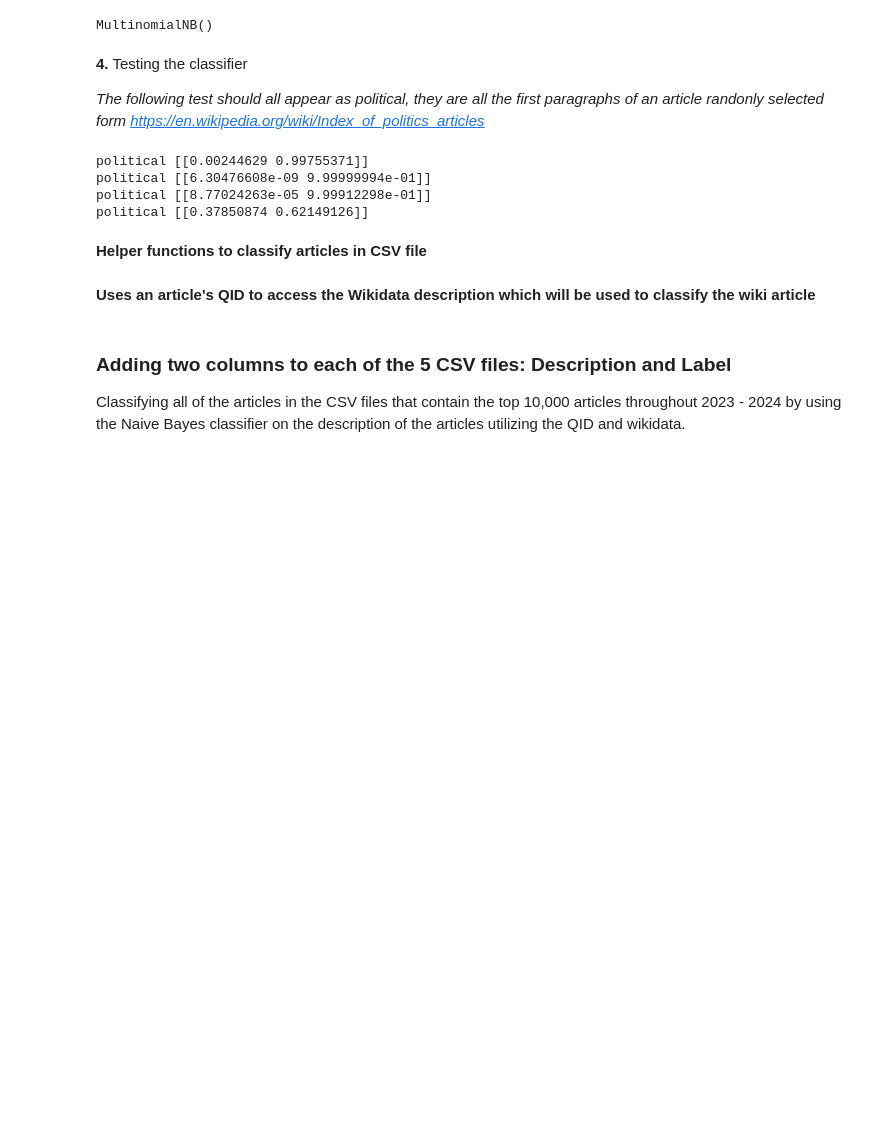
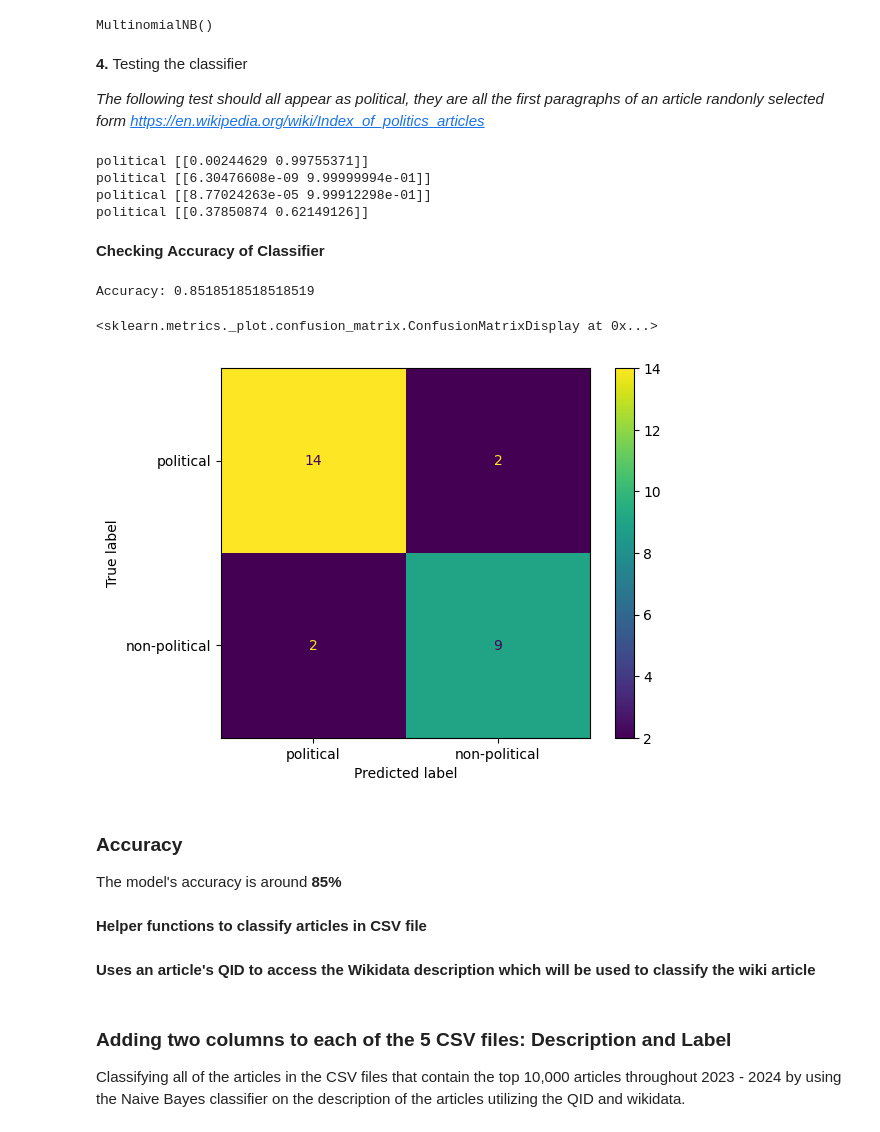
Before and after one commit to Wellesley-CS234/cs-234-final-project-part-2-wendyl105, a Jupyter notebook: Classifier.ipynb, the cells around one changed output. Saved outputs shown, nothing was run; the diff lists cells and outputs as text; code cells hidden in the pictures; blank space fills up the shorter version.

```diff
--- a/Classifier.ipynb
+++ b/Classifier.ipynb
@@ -182,6 +182,12 @@ X = political + non_political
 y = ["political"]*(len(political)) + ["non-political"]*(len(non_political))
 # %%
 vectorizer = CountVectorizer()
-X_train = vectorizer.fit_transform(X)
+
+from sklearn.model_selection import train_test_split
+
+X_train_raw, X_test_raw, y_train, y_test = train_test_split(
+    X, y, test_size=0.2, random_state=42
+)
 # %%
-vectorizer.get_feature_names_out()
+X_train = vectorizer.fit_transform(X_train_raw)
+X_test = vectorizer.transform(X_test_raw)
@@ -191,6 +194,6 @@ array(['000', '05', '10', ..., 'ˈɡuːtʃi', 'ἱππόκαμπος', '漫画']
 # %%
 classifier = MultinomialNB()
-classifier.fit(X_train, y)
+classifier.fit(X_train, y_train)
 # %% [output]
 MultinomialNB()
 # %% [markdown]
@@ -212,6 +215,33 @@ political [[0.00244629 0.99755371]]
 political [[6.30476608e-09 9.99999994e-01]]
 political [[8.77024263e-05 9.99912298e-01]]
 political [[0.37850874 0.62149126]]
+# %% [markdown]
+**Checking Accuracy of Classifier**
+# %%
+preds = classifier.predict(X_test)
+# %%
+from sklearn.metrics import accuracy_score
+
+accuracy = accuracy_score(y_test, preds)
+print("Accuracy:", accuracy)
+# %% [output]
+Accuracy: 0.8518518518518519
+# %%
+from sklearn.metrics import confusion_matrix, ConfusionMatrixDisplay
+
+# Compute the matrix
+cm = confusion_matrix(y_test, preds, labels=["political", "non-political"])
+
+# Display it
+disp = ConfusionMatrixDisplay(confusion_matrix=cm,
+                              display_labels=["political", "non-political"])
+disp.plot()
+# %% [output]
+<sklearn.metrics._plot.confusion_matrix.ConfusionMatrixDisplay at 0x...>
+[figure, added]
+# %% [markdown]
+### Accuracy
+The model's accuracy is around **85%**
 # %% [markdown]
 **Helper functions to classify articles in CSV file**
 # %%
```
Also changed, not shown: parts of 14 cells of this notebook, 7 other files.
